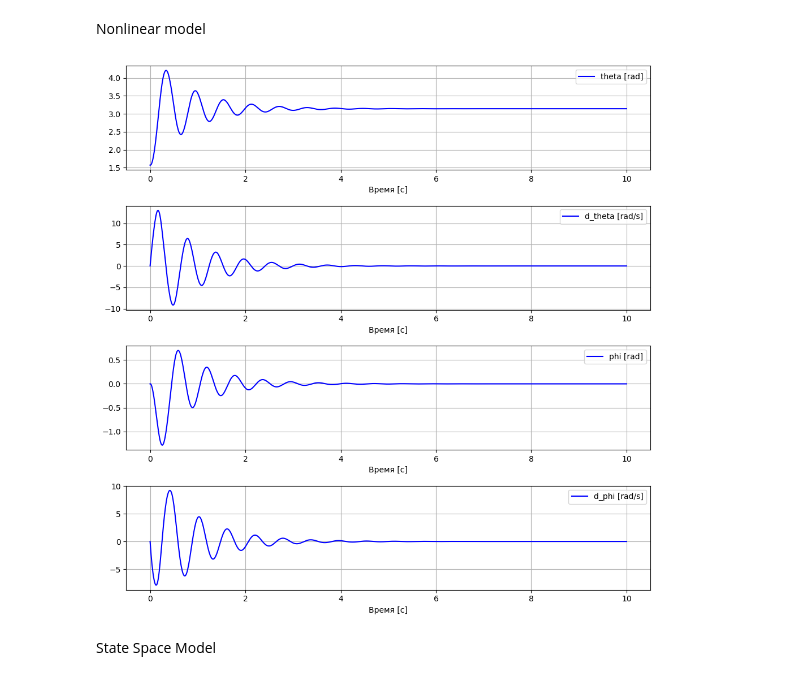
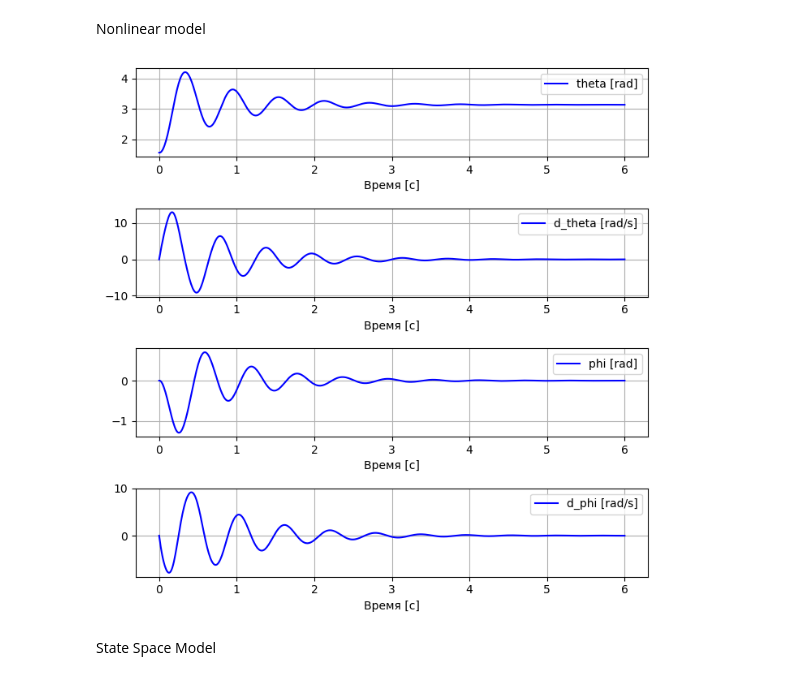
Before and after one commit to voltbro/ReactionWheel, a Jupyter notebook: Python/model.ipynb, the cells around one changed output. Cells and saved outputs as stored; diff of their text form; code cells hidden in the pictures.

```diff
--- a/Python/model.ipynb
+++ b/Python/model.ipynb
@@ -20,7 +20,7 @@ I1 = m1 * L1**2 / 12 # pendulum inertia with respect to CoG
 I2 = m2 * R**2 / 2   # wheel inertia with respect to CoG
 
 b_p = 0.007 # pendulum arm axis viscous friction
-b_r = 0.0  # motor friction
+b_m = 0.0  # motor friction
 
 # Motor Parameters
 Vmax = 12 # maximal voltage
@@ -35,21 +35,23 @@ Lm = 0.01 # motor induction
 # %% [markdown]
 Nonlinear model
 # %%
-# Build the model
+# Build the model with eq. 10
 
+# constants
 a = m1 * L1**2 + m2 * L2**2 + I1
 b = (m1*L1 + m2*L2)*g
 
-
+# function that describes nonlinear dynamics
 def nonlinear_dynamics(theta, d_theta, phi, d_phi, voltage):
     # Input:
     #   theta - pendulum angle [rad]
     #   d_theta - pendulum angular velocity [rad/s]
     #   phi - wheel angle [rad]
     #   d_phi - wheel angular velocity [rad/s]
+    #   voltage - motor input voltage [volt]
 
-    _dd_theta = b*np.sin(theta)/a - b_p*d_theta/a + (Rm*b_r + Kt*Ke)*d_phi/(a*Rm) - (Kt*voltage)/(a*Rm)
-    _dd_phi = -b*np.sin(theta)/a + b_p * d_theta / a - (a + I2)*(b_r + Kt*Ke/Rm)*d_phi/(I2 * a) - (a + I2) * Kt * voltage / (I2 * a * Rm)
+    _dd_theta = b*np.sin(theta)/a - b_p*d_theta/a + (Rm*b_m + Kt*Ke)*d_phi/(a*Rm) - (Kt*voltage)/(a*Rm)
+    _dd_phi = -b*np.sin(theta)/a + b_p * d_theta / a - (a + I2)*(b_m + Kt*Ke/Rm)*d_phi/(I2 * a) - (a + I2) * Kt * voltage / (I2 * a * Rm)
 
     _theta = theta + d_theta * dt
     _d_theta = d_theta + _dd_theta * dt
@@ -59,10 +61,10 @@ def nonlinear_dynamics(theta, d_theta, phi, d_phi, voltage):
 
     return np.array([_theta, _d_theta, _phi, _d_phi])
 # %%
-# Simulate the model
+# Model Simulation
 
 t0 = 0 # start time [s]
-t1 = 10 # stop time [s]
+t1 = 6 # stop time [s]
 
 nt = int(t1/dt) + 1 # Number of points of sim time
 T = np.linspace(t0, t1, nt)
@@ -91,43 +93,43 @@ x3 = X[:, 2]
 x4 = X[:, 3]
 
 
-# Simulated data visualization
+# Visualization
 
-plt.figure(figsize=(10, 10))
+plt.figure(figsize=(7, 7))
 
 plt.subplot(4, 1, 1)
 plt.plot(T, x1, 'blue')
 plt.grid()
 plt.legend(labels=('theta [rad]',))
 plt.xlabel("Время [с]")
 
 plt.subplot(4, 1, 2)
 plt.plot(T, x2, 'blue')
 plt.grid()
 plt.legend(labels=('d_theta [rad/s]',))
 plt.xlabel("Время [с]")
 
 plt.subplot(4, 1, 3)
 plt.plot(T, x3, 'blue')
 plt.grid()
 plt.legend(labels=('phi [rad]',))
 plt.xlabel("Время [с]")
 
 plt.subplot(4, 1, 4)
 plt.plot(T, x4, 'blue')
 plt.grid()
 plt.legend(labels=('d_phi [rad/s]',))
 plt.xlabel("Время [с]")
 
 
 plt.tight_layout()
 plt.show()
 
 # Exercises:
 # Question: Why do we see such behaviour?
 # Try to play with initial state and control input in order to better understand the behaviour
 # %% [output]
-[figure, old version]
+[figure, new version]
 # %% [markdown]
 State Space Model
 # %%
```
Also changed, not shown: parts of 11 cells of this notebook, 2 other files.
